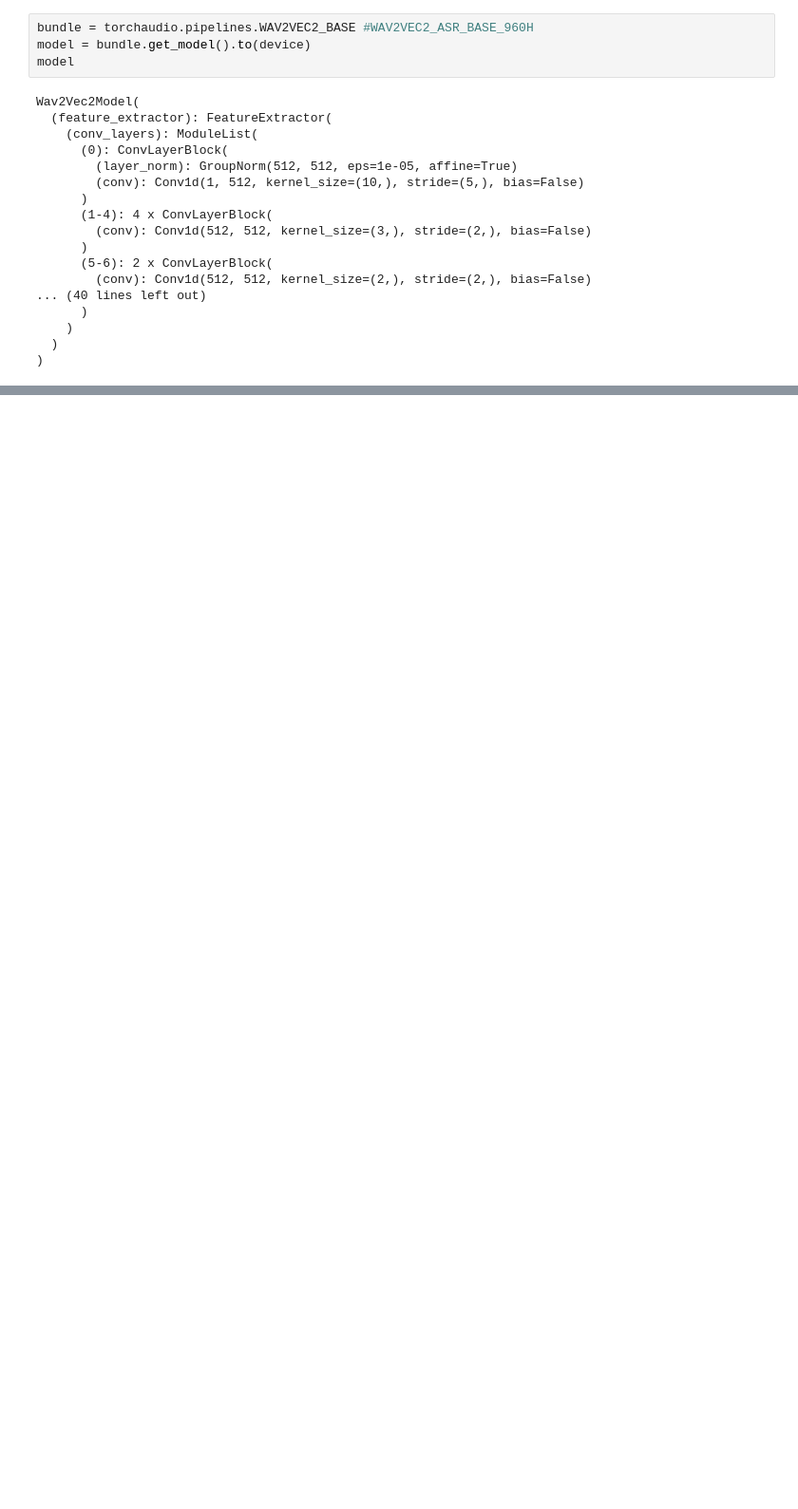
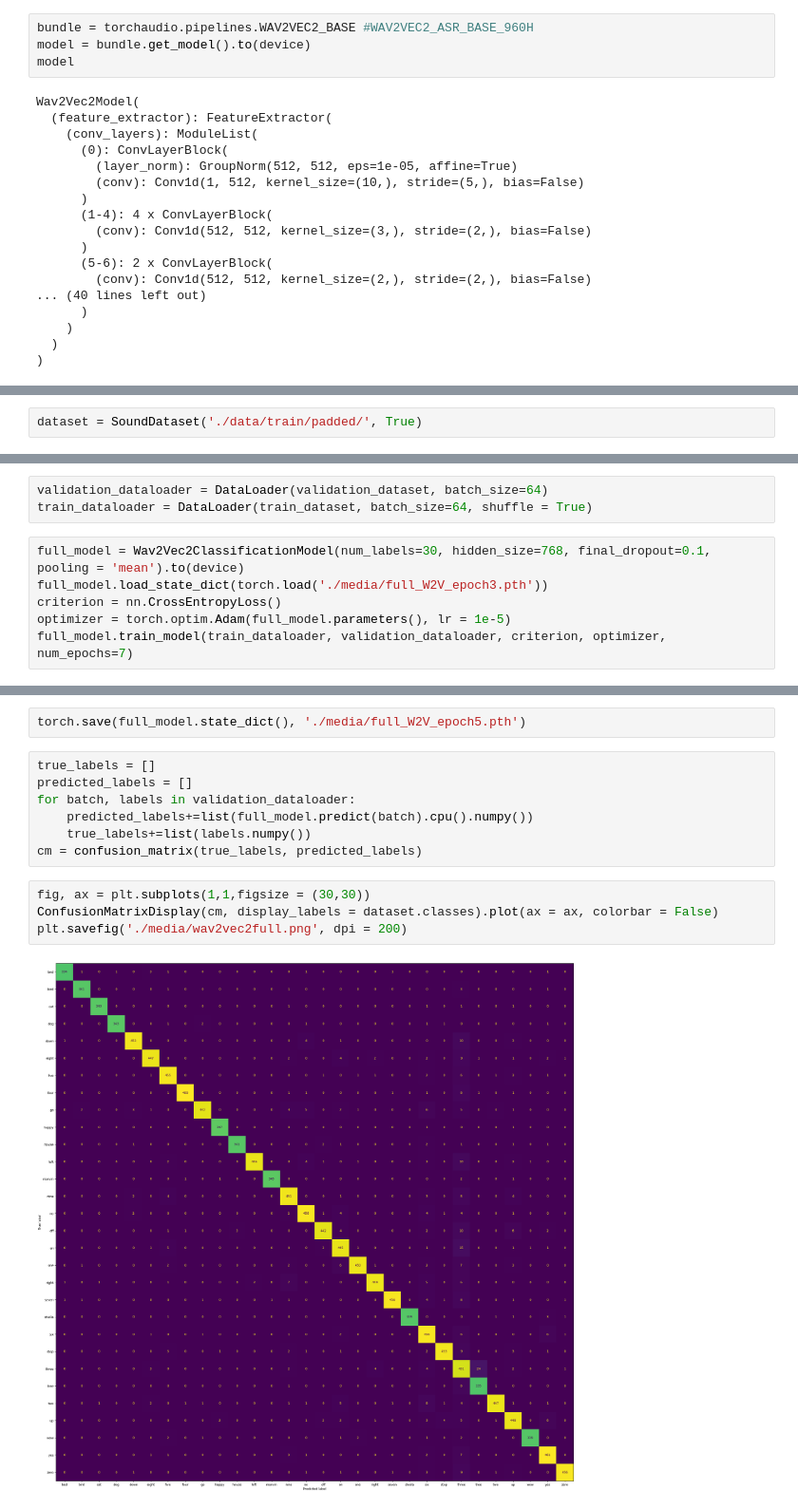
Before and after one commit to bieleckipiotr/Deep-Learning, a Jupyter notebook: project 2/wav2vec2.ipynb, the cells around one changed output, grey strips where cells are left out. Shown at 95% size. Cells and saved outputs as stored; diff of their text form; blank space fills up the shorter version.

```diff
--- a/project 2/wav2vec2.ipynb
+++ b/project 2/wav2vec2.ipynb
@@ -186,0 +339,2 @@ for i, (batch_inputs, batch_labels) in enumerate(train_loader):
+# %%
+dataset = SoundDataset('./data/train/padded/', True)
@@ -186,0 +393,9 @@ for i, (batch_inputs, batch_labels) in enumerate(train_loader):
+# %%
+validation_dataloader = DataLoader(validation_dataset, batch_size=64)
+train_dataloader = DataLoader(train_dataset, batch_size=64, shuffle = True)
+# %%
+full_model = Wav2Vec2ClassificationModel(num_labels=30, hidden_size=768, final_dropout=0.1, pooling = 'mean').to(device)
+full_model.load_state_dict(torch.load('./media/full_W2V_epoch3.pth'))
+criterion = nn.CrossEntropyLoss()
+optimizer = torch.optim.Adam(full_model.parameters(), lr = 1e-5)
+full_model.train_model(train_dataloader, validation_dataloader, criterion, optimizer, num_epochs=7)
@@ -186,0 +406,15 @@ for i, (batch_inputs, batch_labels) in enumerate(train_loader):
+# %%
+torch.save(full_model.state_dict(), './media/full_W2V_epoch5.pth')
+# %%
+true_labels = []
+predicted_labels = []
+for batch, labels in validation_dataloader:
+    predicted_labels+=list(full_model.predict(batch).cpu().numpy())
+    true_labels+=list(labels.numpy())
+cm = confusion_matrix(true_labels, predicted_labels)
+# %%
+fig, ax = plt.subplots(1,1,figsize = (30,30))
+ConfusionMatrixDisplay(cm, display_labels = dataset.classes).plot(ax = ax, colorbar = False)
+plt.savefig('./media/wav2vec2full.png', dpi = 200)
+# %% [output]
+[figure, added]
```
Also changed, not shown: parts of 47 cells of this notebook, 2 other files.
